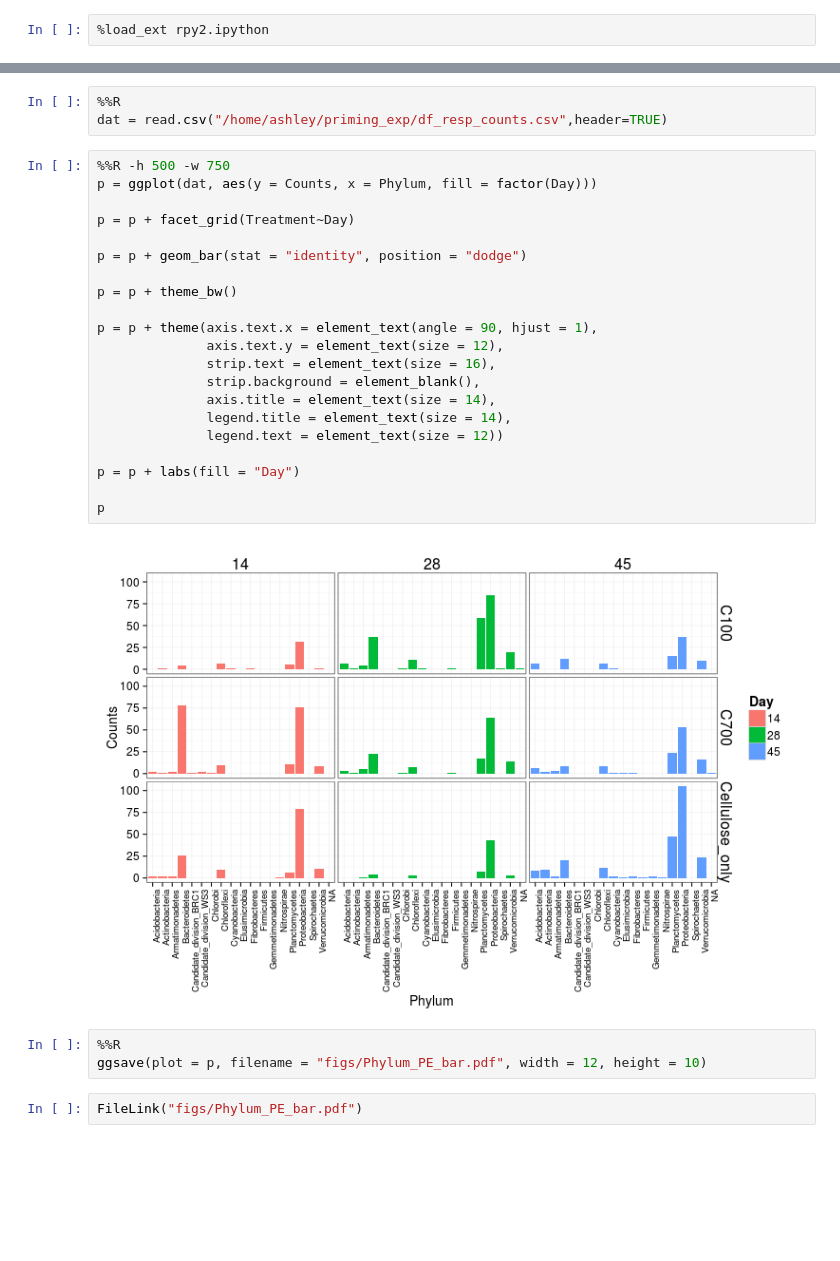
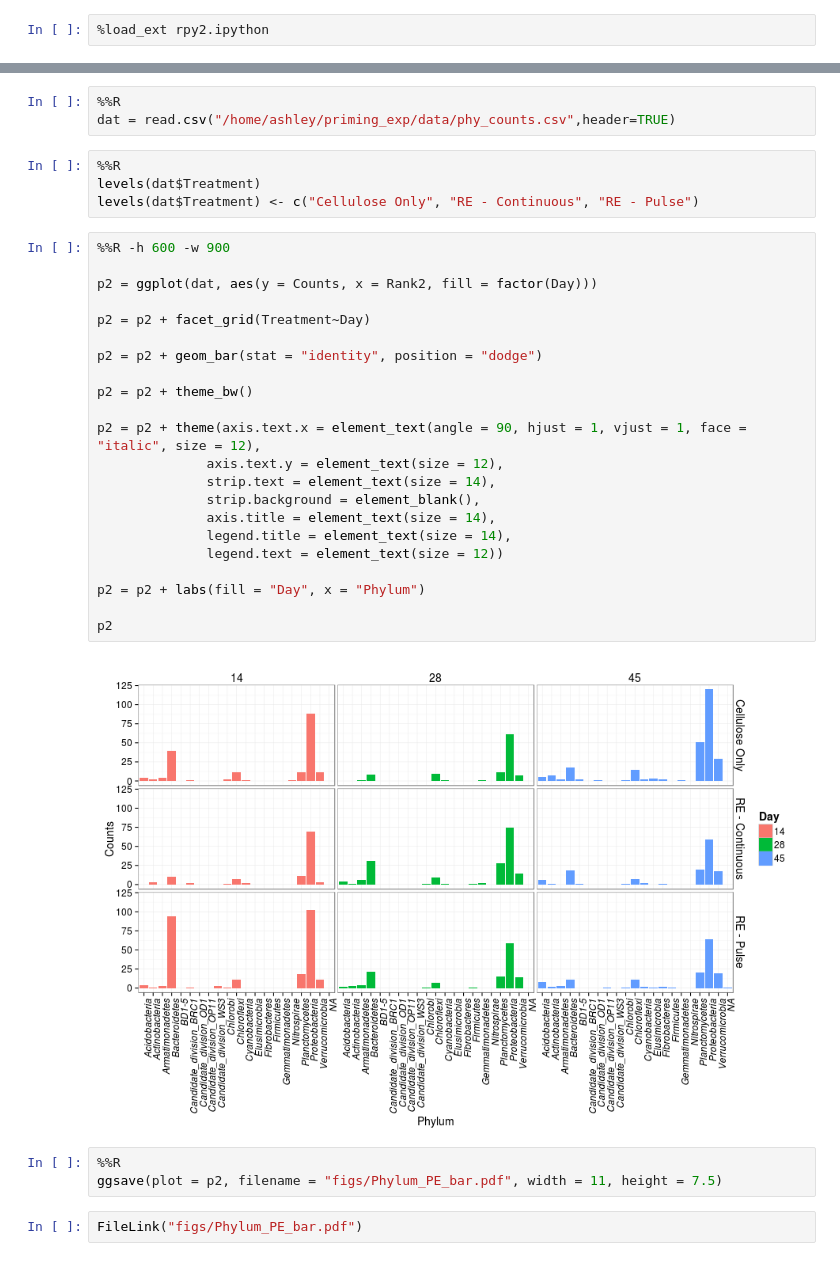
Before and after one commit to acampbellina/priming, a Jupyter notebook: Phylum_counts_figs.ipynb, the cells around one changed output, grey strips where cells are left out. Cells and saved outputs as stored; diff of their text form; blank space fills up the shorter version.

```diff
--- a/Phylum_counts_figs.ipynb
+++ b/Phylum_counts_figs.ipynb
@@ -34,33 +34,38 @@ The following objects are masked from ‘package:parallel’:
 Loading required package: grid
 # %%
 %%R
-dat = read.csv("/home/ashley/priming_exp/df_resp_counts.csv",header=TRUE)
+dat = read.csv("/home/ashley/priming_exp/data/phy_counts.csv",header=TRUE)
+# %%
+%%R
+levels(dat$Treatment)
+levels(dat$Treatment) <- c("Cellulose Only", "RE - Continuous", "RE - Pulse")
 # %%
-%%R -h 500 -w 750
-p = ggplot(dat, aes(y = Counts, x = Phylum, fill = factor(Day)))
+%%R -h 600 -w 900
 
-p = p + facet_grid(Treatment~Day)
+p2 = ggplot(dat, aes(y = Counts, x = Rank2, fill = factor(Day)))
 
-p = p + geom_bar(stat = "identity", position = "dodge")
+p2 = p2 + facet_grid(Treatment~Day)
 
-p = p + theme_bw()
+p2 = p2 + geom_bar(stat = "identity", position = "dodge")
 
-p = p + theme(axis.text.x = element_text(angle = 90, hjust = 1),
+p2 = p2 + theme_bw()
+
+p2 = p2 + theme(axis.text.x = element_text(angle = 90, hjust = 1, vjust = 1, face = "italic", size = 12),
               axis.text.y = element_text(size = 12),
-              strip.text = element_text(size = 16),
+              strip.text = element_text(size = 14),
               strip.background = element_blank(),
               axis.title = element_text(size = 14),
               legend.title = element_text(size = 14),
               legend.text = element_text(size = 12))
 
-p = p + labs(fill = "Day")
+p2 = p2 + labs(fill = "Day", x = "Phylum")
 
-p
+p2
 # %% [output]
-[figure, old version]
+[figure, new version]
 # %%
 %%R
-ggsave(plot = p, filename = "figs/Phylum_PE_bar.pdf", width = 12, height = 10)
+ggsave(plot = p2, filename = "figs/Phylum_PE_bar.pdf", width = 11, height = 7.5)
 # %%
 FileLink("figs/Phylum_PE_bar.pdf")
 # %% [output]
```
Also changed, not shown: parts of 7 cells of this notebook, 4 other files.
